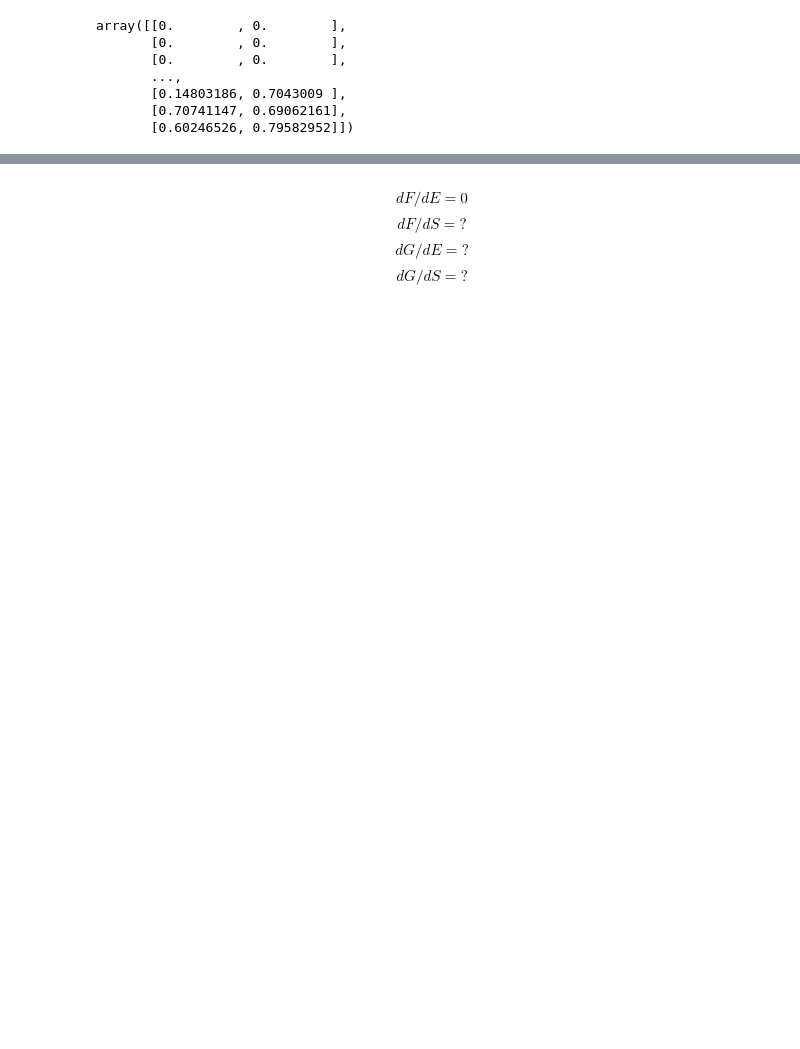
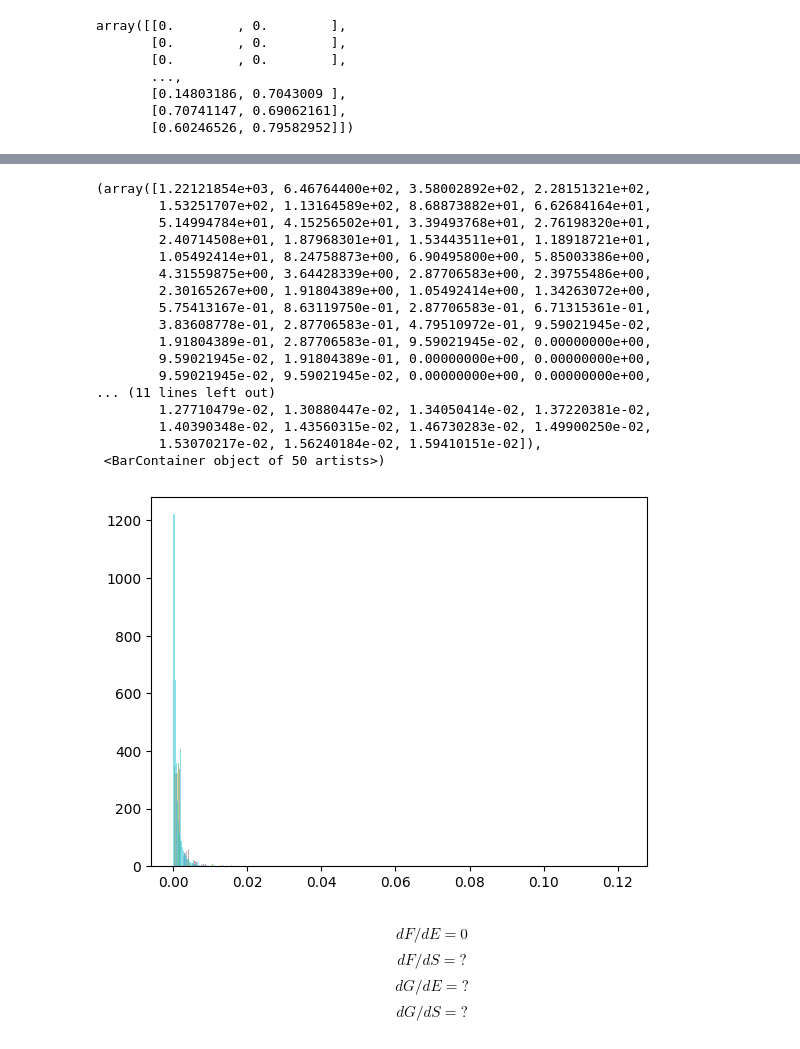
Before and after one commit to JakobSchauser/PhD, a Jupyter notebook: code/NCAs/JacobianFFA.ipynb, the cells around one changed output, grey strips where cells are left out. Cells and saved outputs as stored; diff of their text form; code cells hidden in the pictures; blank space fills up the shorter version.

```diff
--- a/code/NCAs/JacobianFFA.ipynb
+++ b/code/NCAs/JacobianFFA.ipynb
@@ -362,3 +414,26 @@ plt.plot(dSdx, '.',  )
+# %%
+# make histogram of the two slices over same range
+plt.hist(y_slice_1, bins=50, alpha=0.5, label='Slice 1', density=True)
+plt.hist(y_slice_2, bins=50, alpha=0.5, label='Slice 2', density=True)
+# %% [output]
+(array([1.22121854e+03, 6.46764400e+02, 3.58002892e+02, 2.28151321e+02,
+        1.53251707e+02, 1.13164589e+02, 8.68873882e+01, 6.62684164e+01,
+        5.14994784e+01, 4.15256502e+01, 3.39493768e+01, 2.76198320e+01,
+        2.40714508e+01, 1.87968301e+01, 1.53443511e+01, 1.18918721e+01,
+        1.05492414e+01, 8.24758873e+00, 6.90495800e+00, 5.85003386e+00,
+        4.31559875e+00, 3.64428339e+00, 2.87706583e+00, 2.39755486e+00,
+        2.30165267e+00, 1.91804389e+00, 1.05492414e+00, 1.34263072e+00,
+        5.75413167e-01, 8.63119750e-01, 2.87706583e-01, 6.71315361e-01,
+        3.83608778e-01, 2.87706583e-01, 4.79510972e-01, 9.59021945e-02,
+        1.91804389e-01, 2.87706583e-01, 9.59021945e-02, 0.00000000e+00,
+        9.59021945e-02, 1.91804389e-01, 0.00000000e+00, 0.00000000e+00,
+        9.59021945e-02, 9.59021945e-02, 0.00000000e+00, 0.00000000e+00,
+... (11 lines left out)
+        1.27710479e-02, 1.30880447e-02, 1.34050414e-02, 1.37220381e-02,
+        1.40390348e-02, 1.43560315e-02, 1.46730283e-02, 1.49900250e-02,
+        1.53070217e-02, 1.56240184e-02, 1.59410151e-02]),
+ <BarContainer object of 50 artists>)
+[figure, added]
 # %% [markdown]
 $$dF/dE = 0$$
 $$dF/dS = ?$$
```
Also changed, not shown: parts of 22 cells of this notebook, 7 other files.
